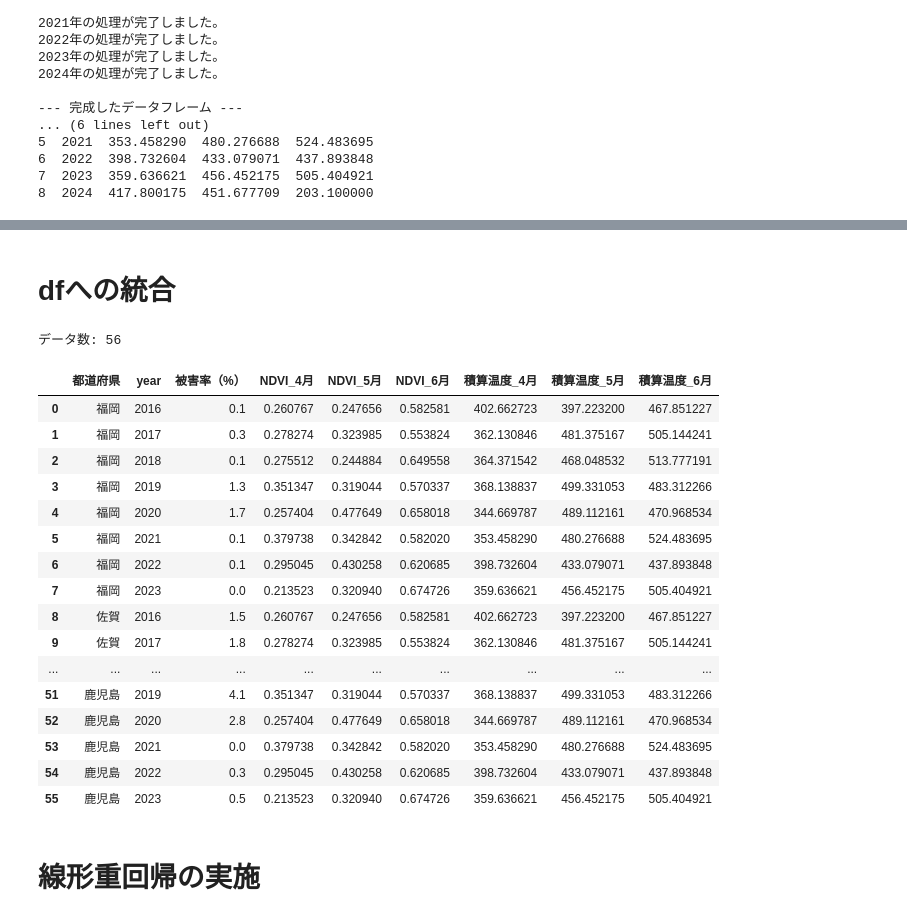
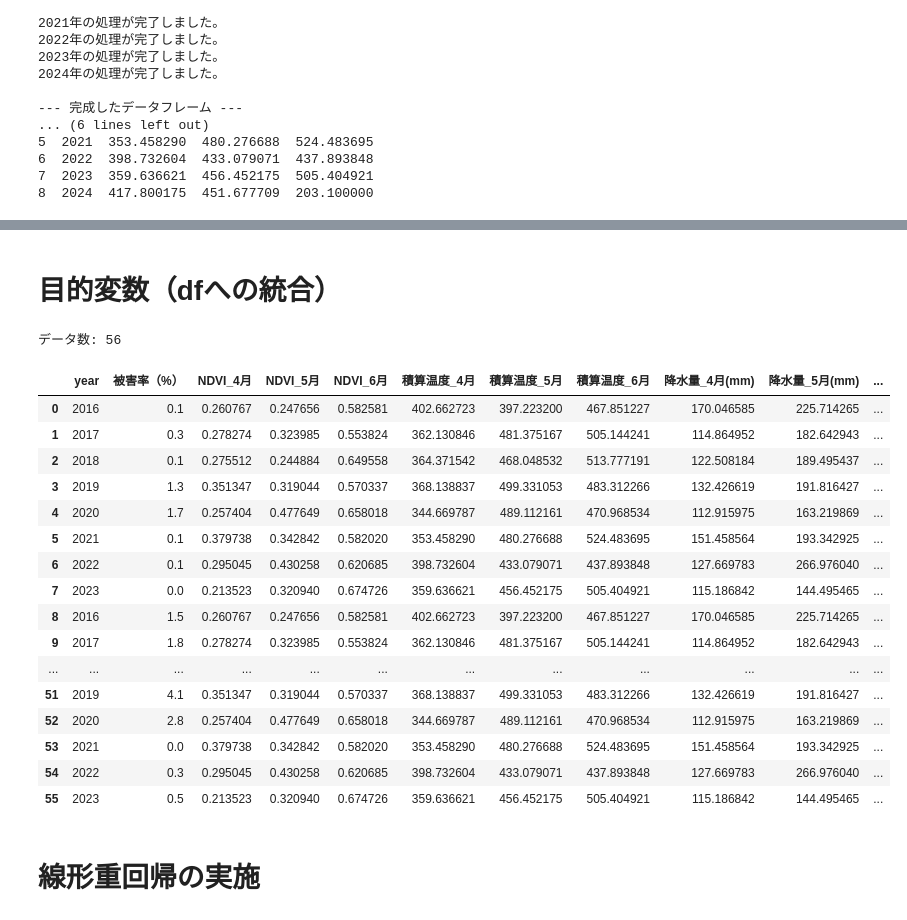
Before and after one commit to ShotaSasaki-HU/ASTRO-CAMP-2025, a Jupyter notebook: linear_regression.ipynb, the cells around one changed output, grey strips where cells are left out. Cells and saved outputs as stored; diff of their text form; code cells hidden in the pictures.

```diff
--- a/linear_regression.ipynb
+++ b/linear_regression.ipynb
@@ -355,0 +409,29 @@ print(df_degree_days)
+# %%
+import pandas as pd
+
+# 散布ポテンシャルのCSVを読み込み
+df_spray = pd.read_csv("/content/CN_South_SprayPotential_AprJun_2016_2025_RegionMean.csv", encoding="utf-8-sig")
+
+# 不要列を削除
+df_spray = df_spray.drop(columns=[c for c in df_spray.columns if "geo" in c.lower() or "system:index" in c], errors="ignore")
+
+# 年・月を整数に
+df_spray["year"] = df_spray["year"].astype(int)
+df_spray["month"] = df_spray["month"].astype(int)
+df_spray["spray_hours_mean"] = pd.to_numeric(df_spray["spray_hours_mean"], errors="coerce")
+
+# ピボットして year を行、month を列にする
+df_spray_wide = df_spray.pivot(index="year", columns="month", values="spray_hours_mean")
+
+# 列名を分かりやすく変更
+df_spray_wide = df_spray_wide.rename(columns={
+    4: "散布ポテンシャル_4月",
+    5: "散布ポテンシャル_5月",
+    6: "散布ポテンシャル_6月"
+})
+
+# インデックスをカラムに戻す
+df_spray_wide = df_spray_wide.reset_index()
+
+print("--- 散布ポテンシャル（完成版） ---")
+print(df_spray_wide)
@@ -356,37 +446,42 @@ print(df_degree_days)
 # %% [markdown]
-# dfへの統合
+# 目的変数（dfへの統合）
 # %%
 # 正解データdf_damage_ratioをベースにする．
 df = df_damage_ratio.copy() # 値渡し
 df.drop(["被害面積（ha）", "被害量（t）"], axis=1, inplace=True)
 
 # yearをキーにdf_ndviとdf_tempをマージ（左側優先）
 df = df.merge(df_ndvi, on="year", how="left")
 df = df.merge(df_degree_days, on="year", how="left")
+df = df.merge(df_precip_wide, on="year", how="left")
+df = df.merge(df_spray_wide, on="year", how="left")
+
+# 不要な列を削除
+df.drop(["都道府県"], axis=1, inplace=True)
 
 df.dropna(inplace=True)
 df.reset_index()
 print("データ数:", len(df))
 df
 # %% [output]
 データ数: 56
-|  | 都道府県 | year | 被害率（%） | NDVI_4月 | NDVI_5月 | NDVI_6月 | 積算温度_4月 | 積算温度_5月 | 積算温度_6月 |
-| 0 | 福岡 | 2016 | 0.1 | 0.260767 | 0.247656 | 0.582581 | 402.662723 | 397.223200 | 467.851227 |
-| 1 | 福岡 | 2017 | 0.3 | 0.278274 | 0.323985 | 0.553824 | 362.130846 | 481.375167 | 505.144241 |
-| 2 | 福岡 | 2018 | 0.1 | 0.275512 | 0.244884 | 0.649558 | 364.371542 | 468.048532 | 513.777191 |
-| 3 | 福岡 | 2019 | 1.3 | 0.351347 | 0.319044 | 0.570337 | 368.138837 | 499.331053 | 483.312266 |
-| 4 | 福岡 | 2020 | 1.7 | 0.257404 | 0.477649 | 0.658018 | 344.669787 | 489.112161 | 470.968534 |
-| 5 | 福岡 | 2021 | 0.1 | 0.379738 | 0.342842 | 0.582020 | 353.458290 | 480.276688 | 524.483695 |
-| 6 | 福岡 | 2022 | 0.1 | 0.295045 | 0.430258 | 0.620685 | 398.732604 | 433.079071 | 437.893848 |
-| 7 | 福岡 | 2023 | 0.0 | 0.213523 | 0.320940 | 0.674726 | 359.636621 | 456.452175 | 505.404921 |
-| 8 | 佐賀 | 2016 | 1.5 | 0.260767 | 0.247656 | 0.582581 | 402.662723 | 397.223200 | 467.851227 |
-| 9 | 佐賀 | 2017 | 1.8 | 0.278274 | 0.323985 | 0.553824 | 362.130846 | 481.375167 | 505.144241 |
-| ... | ... | ... | ... | ... | ... | ... | ... | ... | ... |
-| 51 | 鹿児島 | 2019 | 4.1 | 0.351347 | 0.319044 | 0.570337 | 368.138837 | 499.331053 | 483.312266 |
-| 52 | 鹿児島 | 2020 | 2.8 | 0.257404 | 0.477649 | 0.658018 | 344.669787 | 489.112161 | 470.968534 |
-| 53 | 鹿児島 | 2021 | 0.0 | 0.379738 | 0.342842 | 0.582020 | 353.458290 | 480.276688 | 524.483695 |
-| 54 | 鹿児島 | 2022 | 0.3 | 0.295045 | 0.430258 | 0.620685 | 398.732604 | 433.079071 | 437.893848 |
-| 55 | 鹿児島 | 2023 | 0.5 | 0.213523 | 0.320940 | 0.674726 | 359.636621 | 456.452175 | 505.404921 |
+|  | year | 被害率（%） | NDVI_4月 | NDVI_5月 | NDVI_6月 | 積算温度_4月 | 積算温度_5月 | 積算温度_6月 | 降水量_4月(mm) | 降水量_5月(mm) | ... |
+| 0 | 2016 | 0.1 | 0.260767 | 0.247656 | 0.582581 | 402.662723 | 397.223200 | 467.851227 | 170.046585 | 225.714265 | ... |
+| 1 | 2017 | 0.3 | 0.278274 | 0.323985 | 0.553824 | 362.130846 | 481.375167 | 505.144241 | 114.864952 | 182.642943 | ... |
+| 2 | 2018 | 0.1 | 0.275512 | 0.244884 | 0.649558 | 364.371542 | 468.048532 | 513.777191 | 122.508184 | 189.495437 | ... |
+| 3 | 2019 | 1.3 | 0.351347 | 0.319044 | 0.570337 | 368.138837 | 499.331053 | 483.312266 | 132.426619 | 191.816427 | ... |
+| 4 | 2020 | 1.7 | 0.257404 | 0.477649 | 0.658018 | 344.669787 | 489.112161 | 470.968534 | 112.915975 | 163.219869 | ... |
+| 5 | 2021 | 0.1 | 0.379738 | 0.342842 | 0.582020 | 353.458290 | 480.276688 | 524.483695 | 151.458564 | 193.342925 | ... |
+| 6 | 2022 | 0.1 | 0.295045 | 0.430258 | 0.620685 | 398.732604 | 433.079071 | 437.893848 | 127.669783 | 266.976040 | ... |
+| 7 | 2023 | 0.0 | 0.213523 | 0.320940 | 0.674726 | 359.636621 | 456.452175 | 505.404921 | 115.186842 | 144.495465 | ... |
+| 8 | 2016 | 1.5 | 0.260767 | 0.247656 | 0.582581 | 402.662723 | 397.223200 | 467.851227 | 170.046585 | 225.714265 | ... |
+| 9 | 2017 | 1.8 | 0.278274 | 0.323985 | 0.553824 | 362.130846 | 481.375167 | 505.144241 | 114.864952 | 182.642943 | ... |
+| ... | ... | ... | ... | ... | ... | ... | ... | ... | ... | ... | ... |
+| 51 | 2019 | 4.1 | 0.351347 | 0.319044 | 0.570337 | 368.138837 | 499.331053 | 483.312266 | 132.426619 | 191.816427 | ... |
+| 52 | 2020 | 2.8 | 0.257404 | 0.477649 | 0.658018 | 344.669787 | 489.112161 | 470.968534 | 112.915975 | 163.219869 | ... |
+| 53 | 2021 | 0.0 | 0.379738 | 0.342842 | 0.582020 | 353.458290 | 480.276688 | 524.483695 | 151.458564 | 193.342925 | ... |
+| 54 | 2022 | 0.3 | 0.295045 | 0.430258 | 0.620685 | 398.732604 | 433.079071 | 437.893848 | 127.669783 | 266.976040 | ... |
+| 55 | 2023 | 0.5 | 0.213523 | 0.320940 | 0.674726 | 359.636621 | 456.452175 | 505.404921 | 115.186842 | 144.495465 | ... |
 # %% [markdown]
 # 線形重回帰の実施
 # %%
```
Also changed, not shown: parts of 12 cells of this notebook.
